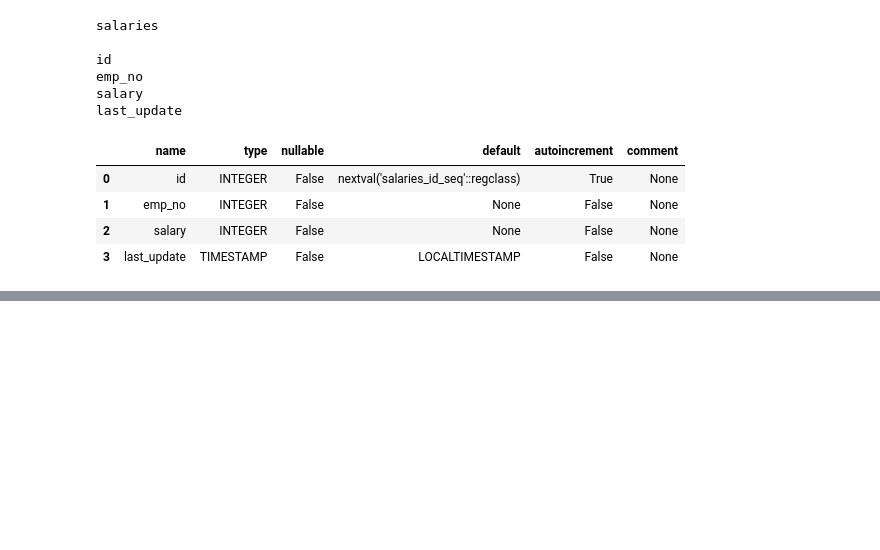
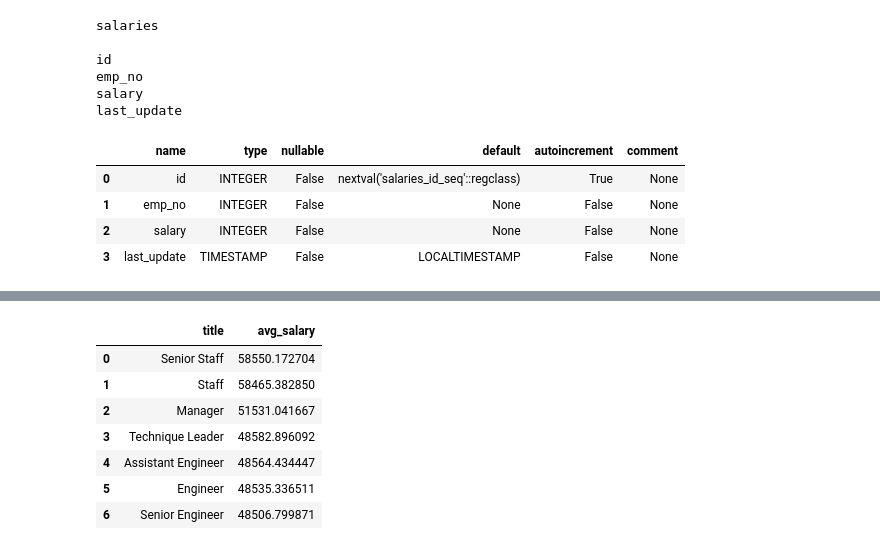
Before and after one commit to CodyGunter/smu-data-12-19-21-homework, a Jupyter notebook: 09_SQL/SQL_HW.ipynb, the cells around one changed output, grey strips where cells are left out. Saved outputs shown, nothing was run; the diff lists cells and outputs as text; code cells hidden in the pictures; blank space fills up the shorter version.

```diff
--- a/09_SQL/SQL_HW.ipynb
+++ b/09_SQL/SQL_HW.ipynb
@@ -115,0 +199,25 @@ query = """
+# %%
+query2 = """
+        Select
+            t.title, avg(s.salary) as avg_salary
+        From
+            salaries as s
+            join employees as e on e.emp_no=s.emp_no
+            join title as t on e.emp_title_id=t.title_id
+        group by
+            t.title
+        order by
+            avg_salary desc;
+        """
+
+df2 = pd.read_sql(query2, conn)
+df2
+# %% [output]
+|  | title | avg_salary |
+| 0 | Senior Staff | 58550.172704 |
+| 1 | Staff | 58465.382850 |
+| 2 | Manager | 51531.041667 |
+| 3 | Technique Leader | 48582.896092 |
+| 4 | Assistant Engineer | 48564.434447 |
+| 5 | Engineer | 48535.336511 |
+| 6 | Senior Engineer | 48506.799871 |
```
Also changed, not shown: parts of 11 cells of this notebook, 3 other files.
